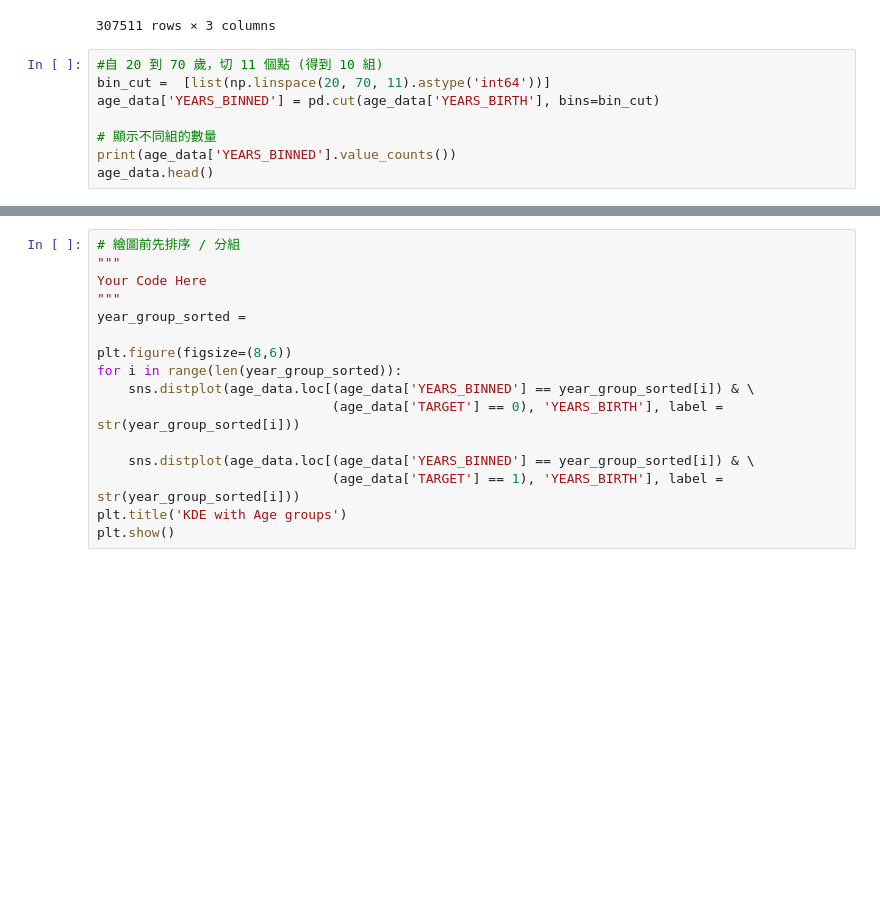
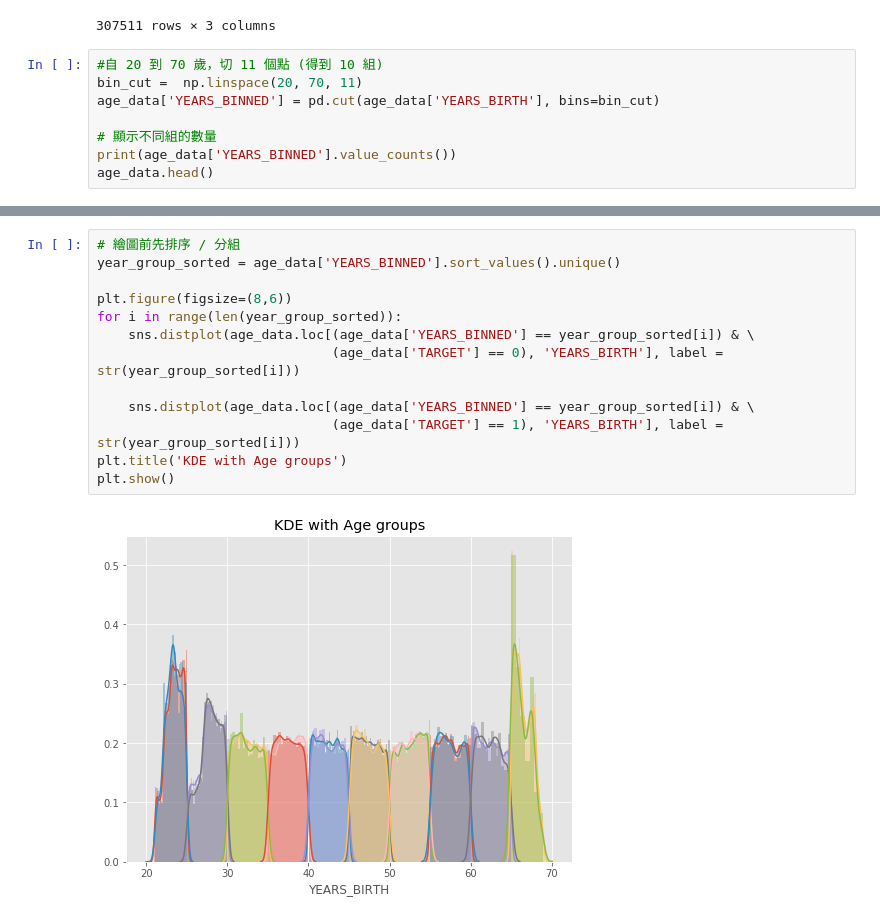
Before and after one commit to okayell/4th-ML100Days, a Jupyter notebook: homework/Day_016_HW.ipynb, the cells around one changed output, grey strips where cells are left out. Cells and saved outputs as stored; diff of their text form; blank space fills up the shorter version.

```diff
--- a/homework/Day_016_HW.ipynb
+++ b/homework/Day_016_HW.ipynb
@@ -67,7 +67,7 @@ age_data
 307511 rows × 3 columns
 # %%
 #自 20 到 70 歲，切 11 個點 (得到 10 組)
-bin_cut =  [list(np.linspace(20, 70, 11).astype('int64'))]
+bin_cut =  np.linspace(20, 70, 11)
 age_data['YEARS_BINNED'] = pd.cut(age_data['YEARS_BIRTH'], bins=bin_cut)
 
 # 顯示不同組的數量
@@ -78,19 +94,18 @@ ValueError: Buffer has wrong number of dimensions (expected 1, got 2)
 # %%
 # 繪圖前先排序 / 分組
-"""
-Your Code Here
-"""
-year_group_sorted =
+year_group_sorted = age_data['YEARS_BINNED'].sort_values().unique()
 
 plt.figure(figsize=(8,6))
 for i in range(len(year_group_sorted)):
     sns.distplot(age_data.loc[(age_data['YEARS_BINNED'] == year_group_sorted[i]) & \
                               (age_data['TARGET'] == 0), 'YEARS_BIRTH'], label = str(year_group_sorted[i]))
 
     sns.distplot(age_data.loc[(age_data['YEARS_BINNED'] == year_group_sorted[i]) & \
                               (age_data['TARGET'] == 1), 'YEARS_BIRTH'], label = str(year_group_sorted[i]))
 plt.title('KDE with Age groups')
 plt.show()
+# %% [output]
+[figure, added]
 # %%
 # 計算每個年齡區間的 Target、DAYS_BIRTH與 YEARS_BIRTH 的平均值
 age_groups  = age_data.groupby('YEARS_BINNED').mean()
```
Also changed, not shown: parts of 3 cells of this notebook.
